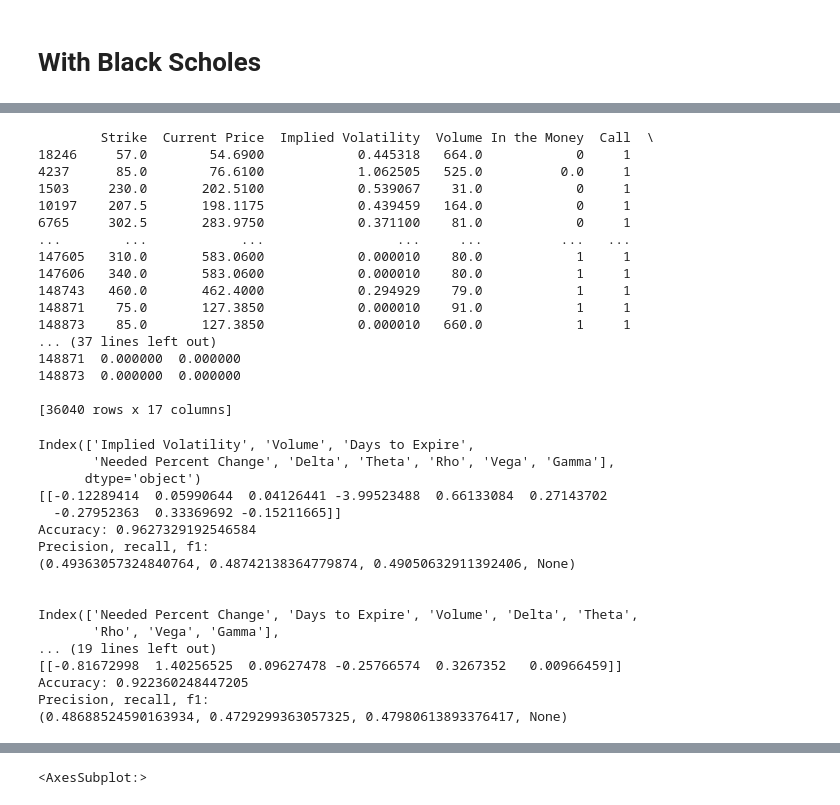
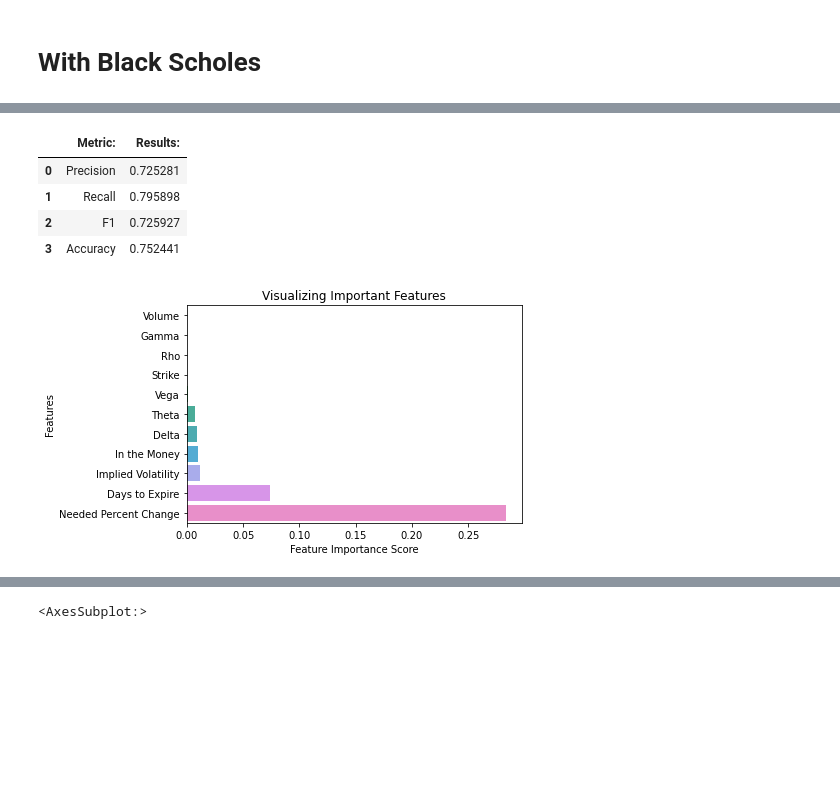
Before and after one commit to andknam/options-reinforcement-learning, a Jupyter notebook: models/classical_models.ipynb, the cells around one changed output, grey strips where cells are left out. Drawn from its saved outputs; the diff is of its cells as text; code cells hidden in the pictures; blank space fills up the shorter version.

```diff
--- a/models/classical_models.ipynb
+++ b/models/classical_models.ipynb
@@ -161,0 +217,2 @@ run_log_reg_model(['Implied Volatility', 'Days to Expire'], calls_df, options7ca
+# %%
+run_log_reg_model(['Needed Percent Change', 'Days to Expire'], calls_df, options7call_df, False, True, True)
@@ -161,0 +230,2 @@ run_log_reg_model(['Implied Volatility', 'Days to Expire'], calls_df, options7ca
+# %%
+run_log_reg_model(['Needed Percent Change', 'Implied Volatility'], calls_df, options7call_df, False, True, True)
@@ -161,0 +243,2 @@ run_log_reg_model(['Implied Volatility', 'Days to Expire'], calls_df, options7ca
+# %%
+run_log_reg_model(['Needed Percent Change', 'Volume'], calls_df, options7call_df, False, True, True)
@@ -294,43 +397,29 @@ See the caveats in the documentation: https://pandas.pydata.org/pandas-docs/stab
 # %%
-print(calls_df)
+calls_df_bs_success = calls_df_bs.pop("Success")
+calls_df_bs.insert(len(calls_df_bs.columns), calls_df_bs_success.name, calls_df_bs_success)
+
+options7call_df_bs_success = options7call_df_bs.pop("Success")
+options7call_df_bs.insert(len(options7call_df_bs.columns), options7call_df_bs_success.name, options7call_df_bs_success)
+
+puts_df_bs_success = puts_df_bs.pop("Success")
+puts_df_bs.insert(len(puts_df_bs.columns), puts_df_bs_success.name, puts_df_bs_success)
+
+options7put_df_bs_success = options7put_df_bs.pop("Success")
+options7put_df_bs.insert(len(options7put_df_bs.columns), options7put_df_bs_success.name, options7put_df_bs_success)
-# %% [output]
-        Strike  Current Price  Implied Volatility  Volume In the Money  Call  \
-18246     57.0        54.6900            0.445318   664.0            0     1
-4237      85.0        76.6100            1.062505   525.0          0.0     1
-1503     230.0       202.5100            0.539067    31.0            0     1
-10197    207.5       198.1175            0.439459   164.0            0     1
-6765     302.5       283.9750            0.371100    81.0            0     1
-...        ...            ...                 ...     ...          ...   ...
-147605   310.0       583.0600            0.000010    80.0            1     1
-147606   340.0       583.0600            0.000010    80.0            1     1
-148743   460.0       462.4000            0.294929    79.0            1     1
-148871    75.0       127.3850            0.000010    91.0            1     1
-148873    85.0       127.3850            0.000010   660.0            1     1
-... (37 lines left out)
-148871  0.000000  0.000000
-148873  0.000000  0.000000
-
-[36040 rows x 17 columns]
 # %%
-run_log_reg_model(['Implied Volatility', 'Volume', 'Days to Expire', 'Needed Percent Change', 'Delta', 'Theta', 'Rho', 'Vega', 'Gamma'], calls_df, options7call_df)
-run_log_reg_model(['Needed Percent Change','Days to Expire',  'Volume', 'Delta', 'Theta', 'Rho', 'Vega', 'Gamma'], calls_df, options7call_df)
-run_log_reg_model(['Needed Percent Change', 'Volume', 'Delta', 'Theta', 'Rho', 'Vega', 'Gamma'], calls_df, options7call_df)
-run_log_reg_model(['Implied Volatility', 'Delta', 'Theta', 'Rho', 'Vega', 'Gamma'], calls_df, options7call_df)
+feature_imp = run_log_reg_model(calls_df_bs.columns.drop(["Final Price","Success", "Mark", "Breakeven Price", "Current Price"]), calls_df_bs, options7call_df_bs, False, True)
+
+# Creating a bar plot
+sns.barplot(y="Feature", x="Abs of Coefficients", data=feature_imp, orient="h", order=feature_imp.sort_values('Abs of Coefficients').Feature)
+# Add labels to your graph
+plt.xlabel('Feature Importance Score')
+plt.ylabel('Features')
+plt.title("Visualizing Important Features")
+plt.show()
 # %% [output]
-Index(['Implied Volatility', 'Volume', 'Days to Expire',
-       'Needed Percent Change', 'Delta', 'Theta', 'Rho', 'Vega', 'Gamma'],
-      dtype='object')
-[[-0.12289414  0.05990644  0.04126441 -3.99523488  0.66133084  0.27143702
-  -0.27952363  0.33369692 -0.15211665]]
-Accuracy: 0.9627329192546584
-Precision, recall, f1:
-(0.49363057324840764, 0.48742138364779874, 0.49050632911392406, None)
-
-
-Index(['Needed Percent Change', 'Days to Expire', 'Volume', 'Delta', 'Theta',
-       'Rho', 'Vega', 'Gamma'],
-... (19 lines left out)
-[[-0.81672998  1.40256525  0.09627478 -0.25766574  0.3267352   0.00966459]]
-Accuracy: 0.922360248447205
-Precision, recall, f1:
-(0.48688524590163934, 0.4729299363057325, 0.47980613893376417, None)
+|  | Metric: | Results: |
+| 0 | Precision | 0.725281 |
+| 1 | Recall | 0.795898 |
+| 2 | F1 | 0.725927 |
+| 3 | Accuracy | 0.752441 |
+[figure, added]
```
Also changed, not shown: parts of 22 cells of this notebook.
